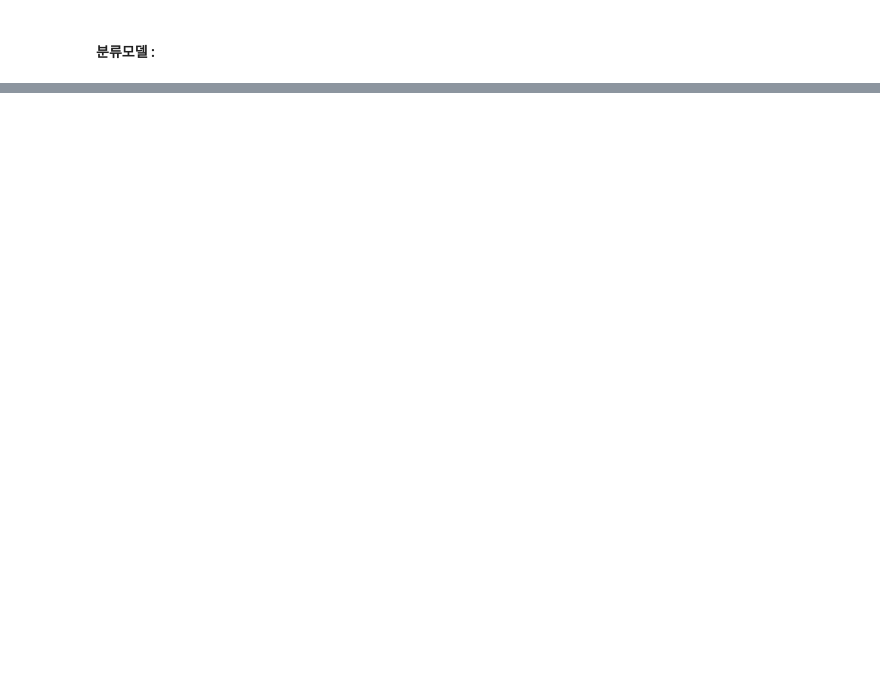
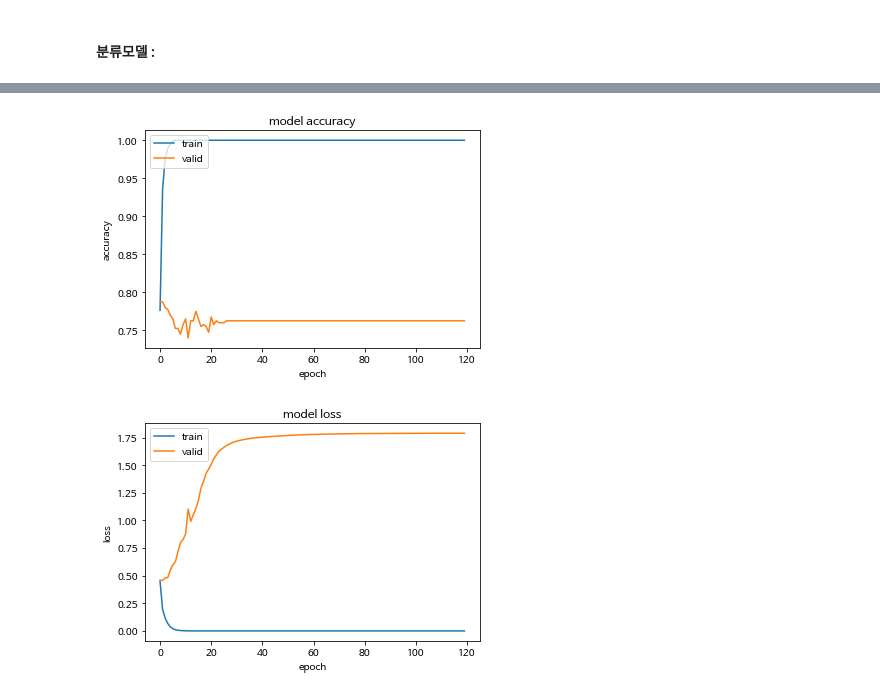
Before and after one commit to buenhyden/Private_Project, a Jupyter notebook: personal_project/5_Train_Classifier_Using_Doc2Vec_For_Sentiment_analysis.ipynb, the cells around one changed output, grey strips where cells are left out. Cells and saved outputs as stored; diff of their text form; code cells hidden in the pictures; blank space fills up the shorter version.

```diff
--- a/personal_project/5_Train_Classifier_Using_Doc2Vec_For_Sentiment_analysis.ipynb
+++ b/personal_project/5_Train_Classifier_Using_Doc2Vec_For_Sentiment_analysis.ipynb
@@ -684,14 +792,48 @@ del classifier2
 del classifier3
 # %% [markdown]
 #### 분류모델 :
+# %%
+def plot_history(history):
+    """Plot model history after `fit()`.
+    """
+
+    # summarize history for accuracy
+    plt.plot(history.history['acc'])
+    plt.plot(history.history['val_acc'])
+    plt.title('model accuracy')
+    plt.ylabel('accuracy')
+    plt.xlabel('epoch')
+    plt.legend(['train', 'valid'], loc='upper left')
+    plt.show()
+
+    # summarize history for loss
+    plt.plot(history.history['loss'])
+    plt.plot(history.history['val_loss'])
+    plt.title('model loss')
+    plt.ylabel('loss')
+    plt.xlabel('epoch')
+    plt.legend(['train', 'valid'], loc='upper left')
+    plt.show()
 # %%
-
 train_vecs_w2v = np.concatenate([z.reshape(1,-1) for z in tqdm(map(lambda x: x,train_x_by_m3))])
 train_vecs_w2v = scale(train_vecs_w2v)
 
-test_vecs_w2v = np.concatenate([z.reshape(1,-1) for z in tqdm(map(lambda x: x, test2_x))])
+test_vecs_w2v = np.concatenate([z.reshape(1,-1) for z in tqdm(map(lambda x: x, test_x_by_m3))])
 test_vecs_w2v = scale(test_vecs_w2v)
 
 
-y_test2 = np_utils.to_categorical(test2_y,2)
-y_train2 = np_utils.to_categorical(train2_y,2)
+y_test = np_utils.to_categorical(test_y,2)
+y_train = np_utils.to_categorical(train_y, 2)
+# %%
+model = Sequential()
+model.add(Dense(32, activation='relu', input_dim=2000))
+model.add(Dense(2, activation='sigmoid'))
+model.compile(optimizer='rmsprop',
+              loss='binary_crossentropy',
+              metrics=['accuracy'])
+history = model.fit(train_vecs_w2v, y_train, epochs=120, batch_size=32, verbose=0,
+          validation_split=0.2,
+          callbacks=[TQDMNotebookCallback(show_inner=False)])
+score, acc = model.evaluate(test_vecs_w2v, y_test, verbose=0)
+print('Score: %1.4f' % score)
+print('Accuracy: %1.4f' % acc)
@@ -698 +846,6 @@ y_train2 = np_utils.to_categorical(train2_y,2)
+# %%
+plot_history(history)
+# %% [output]
+[figure, added]
+[figure, added]
 # %%
```
Also changed, not shown: parts of 63 cells of this notebook.
